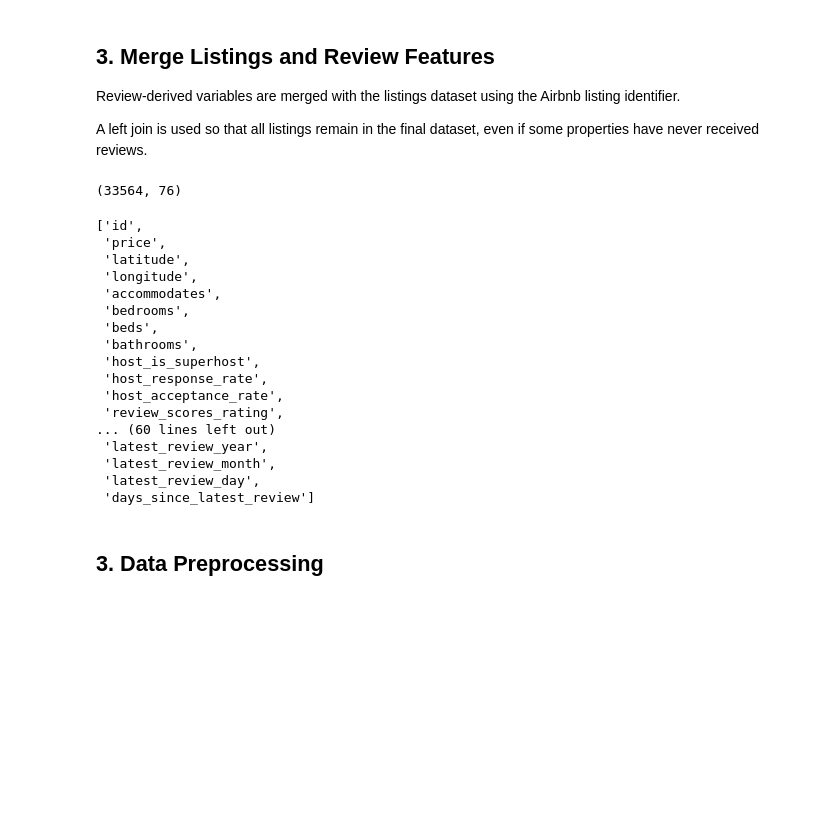
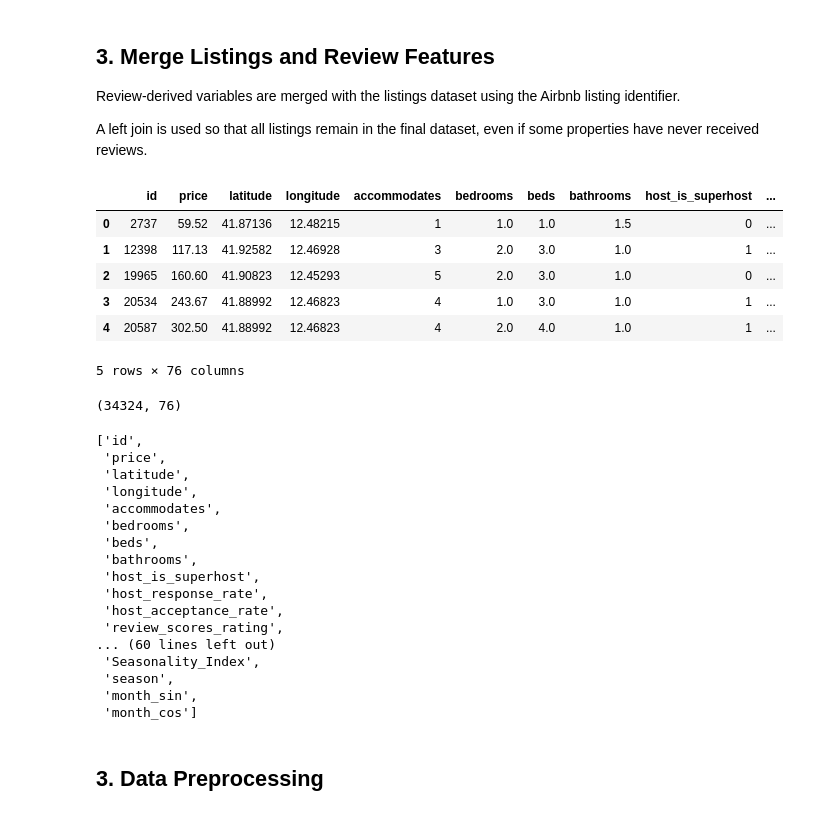
Before and after one commit to aantoo-cr/airbnb-rome-analysis, a Jupyter notebook: notebooks/05_final_dataset.ipynb, the cells around one changed output. Cells and saved outputs as stored; diff of their text form; code cells hidden in the pictures; blank space fills up the shorter version.

```diff
--- a/notebooks/05_final_dataset.ipynb
+++ b/notebooks/05_final_dataset.ipynb
@@ -33,6 +33,9 @@ listings_features = pd.read_csv(
 review_features = pd.read_csv(
     "../data/review_features.csv"
 )
+seasonality_features = pd.read_csv(
+    "../data/seasonality_features.csv"
+    )
 # %% [markdown]
 ## 2. Dataset Inspection
 
@@ -97,10 +109,29 @@ final_df.drop(
     columns=["listing_id"],
     inplace=True
 )
+# %%
+month_key = final_df["latest_review_month"].replace(-1, np.nan)
+
+final_df = final_df.merge(
+    seasonality_features,
+    left_on=month_key,
+    right_on="Month_num",
+    how="left",
+).drop(columns=["Month_num"])
+# %%
+final_df.head()
+# %% [output]
+|  | id | price | latitude | longitude | accommodates | bedrooms | beds | bathrooms | host_is_superhost | ... |
+| 0 | 2737 | 59.52 | 41.87136 | 12.48215 | 1 | 1.0 | 1.0 | 1.5 | 0 | ... |
+| 1 | 12398 | 117.13 | 41.92582 | 12.46928 | 3 | 2.0 | 3.0 | 1.0 | 1 | ... |
+| 2 | 19965 | 160.60 | 41.90823 | 12.45293 | 5 | 2.0 | 3.0 | 1.0 | 0 | ... |
+| 3 | 20534 | 243.67 | 41.88992 | 12.46823 | 4 | 1.0 | 3.0 | 1.0 | 1 | ... |
+| 4 | 20587 | 302.50 | 41.88992 | 12.46823 | 4 | 2.0 | 4.0 | 1.0 | 1 | ... |
+5 rows × 76 columns
 # %%
 print(final_df.shape)
 # %% [output]
-(33564, 76)
+(34324, 76)
 # %%
 final_df.columns.to_list()
 # %% [output]
@@ -117,10 +148,10 @@ final_df.columns.to_list()
  'host_acceptance_rate',
  'review_scores_rating',
 ... (60 lines left out)
- 'latest_review_year',
- 'latest_review_month',
- 'latest_review_day',
- 'days_since_latest_review']
+ 'Seasonality_Index',
+ 'season',
+ 'month_sin',
+ 'month_cos']
 # %% [markdown]
 ## 3. Data Preprocessing
 # %% [markdown]
```
Also changed, not shown: parts of 16 cells of this notebook, 8 other files.
